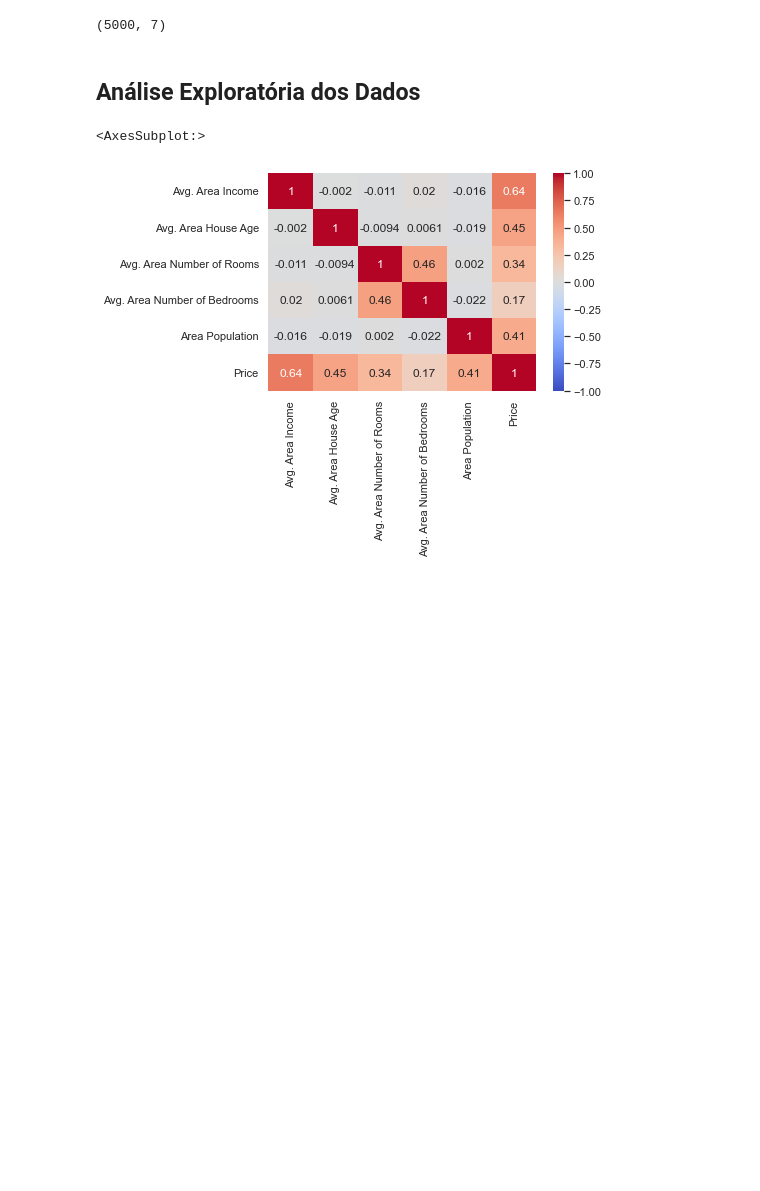
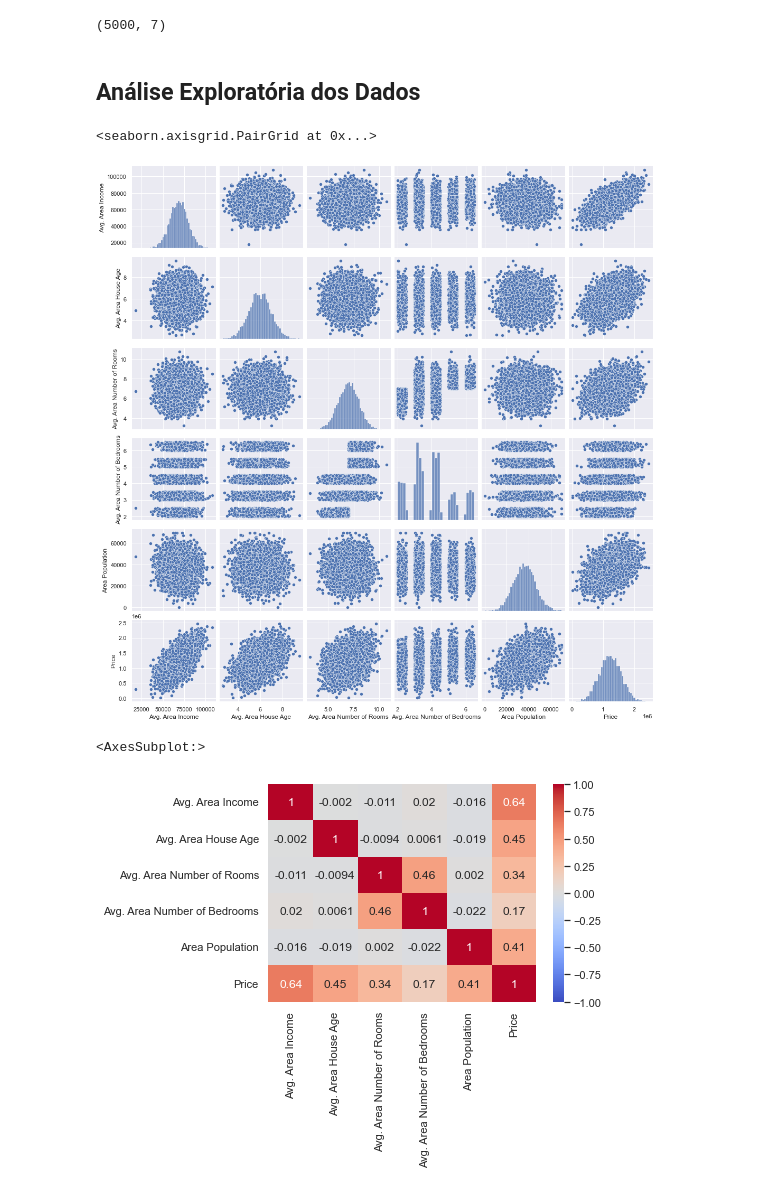
Before and after one commit to Gartarok/Bootcamp-Dados, a Jupyter notebook: DataScience/Case2/RegMultipla.ipynb, the cells around one changed output. Drawn from its saved outputs; the diff is of its cells as text; code cells hidden in the pictures; blank space fills up the shorter version.

```diff
--- a/DataScience/Case2/RegMultipla.ipynb
+++ b/DataScience/Case2/RegMultipla.ipynb
@@ -338,4 +292,10 @@ df1.drop(columns=['Address'], inplace =True)
 #Tirar o target
 # %% [markdown]
 ## Análise Exploratória dos Dados
+# %%
+#Analise primaria com um pairplot
+sns.pairplot(df1)
+# %% [output]
+<seaborn.axisgrid.PairGrid at 0x...>
+[figure, added]
 # %%
```
Also changed, not shown: parts of 24 cells of this notebook.
